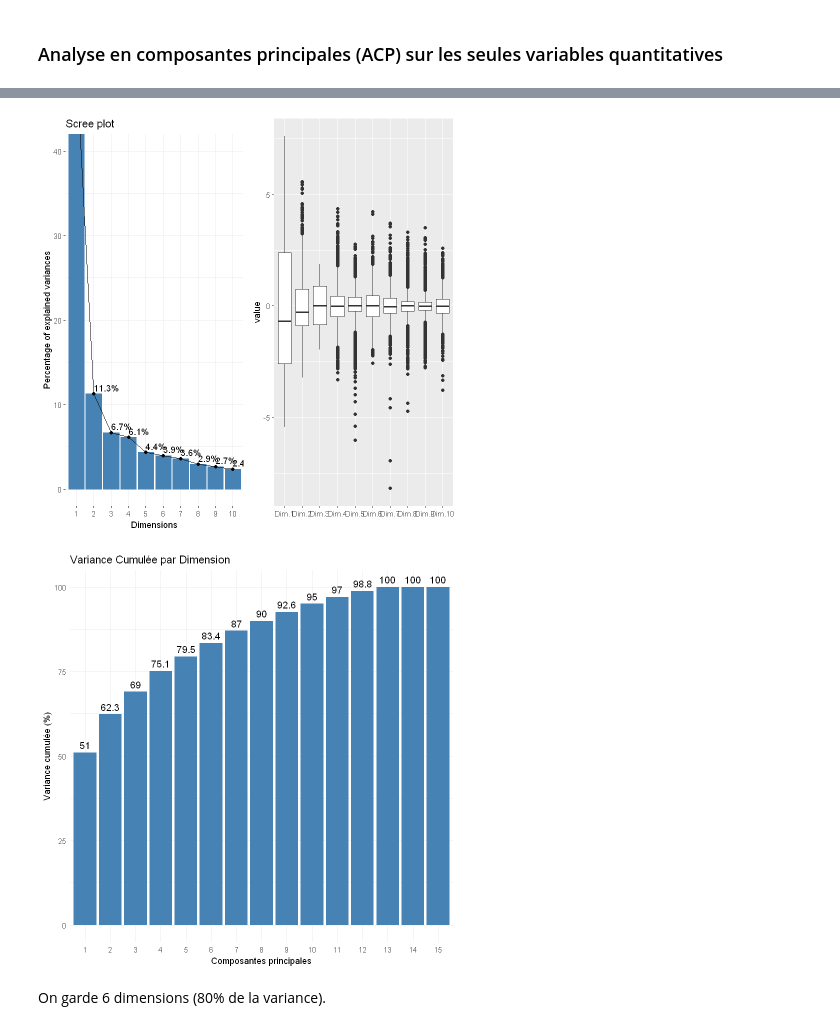
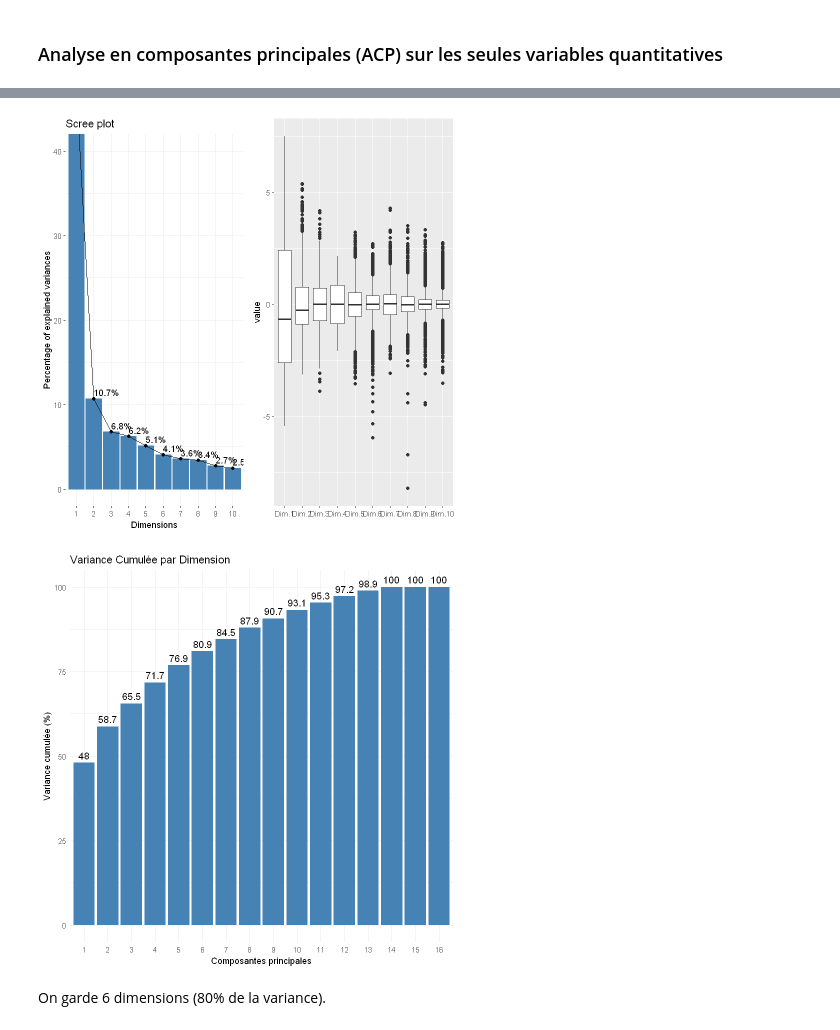
Before and after one commit to Emaglp/Data_Analysis, a Jupyter notebook: JL_R_.ipynb, the cells around one changed output, grey strips where cells are left out. Saved outputs shown, nothing was run; the diff lists cells and outputs as text; code cells hidden in the pictures.

```diff
--- a/JL_R_.ipynb
+++ b/JL_R_.ipynb
@@ -544,36 +559,36 @@ col_acp <- data_clean[, c("Education", "Marital_Status", "Age_Categorie","Enfant
                      "Income", "Recency", "MntWines", "MntFruits",
                      "MntMeatProducts", "MntFishProducts", "MntSweetProducts",
                      "MntGoldProds", "NumDealsPurchases", "NumWebPurchases",
                      "NumCatalogPurchases", "NumStorePurchases",
-                     "NumWebVisitsMonth", "Total_Depense", "Total_Achat")]  # illustrative quanti
+                     "NumWebVisitsMonth", "Total_Depense", "Total_Achat","Age")]  # illustrative quanti
 
 acp <- PCA(col_acp, scale.unit = TRUE, graph = FALSE, quali.sup = 1:5, ncp = 10)
 
 # Décroissance des valeurs propres
 g1<-fviz_eig(acp, addlabels = TRUE, ylim = c(0, 40))
 
 #Distribution des individus sur les axes
 g2<-ggplot(melt(acp$ind$coord),aes(x=Var2,y=value))+geom_boxplot()+xlab("")
 
 grid.arrange(g1,g2,ncol=2)
 
 # Extraire les valeurs propres et la variance expliquée cumulée
 eig_vals <- acp$eig[, 2]  # % de variance expliquée
 var_cum <- cumsum(eig_vals)  # Variance cumulée
 
 df_var <- data.frame(Dimension = factor(1:length(var_cum)), Variance_Cumulée = var_cum)
 
 # barplot Variance cumulée
 ggplot(df_var, aes(x = Dimension, y = Variance_Cumulée)) +
   geom_bar(stat = "identity", fill = "steelblue") +
   geom_text(aes(label = round(Variance_Cumulée, 1)), vjust = -0.5, size = 4) +
   labs(title = "Variance Cumulée par Dimension",
        x = "Composantes principales",
        y = "Variance cumulée (%)") +
   theme_minimal()
 # %% [output]
-[figure, old version]
+[figure, new version]
-[figure, old version]
+[figure, new version]
 # %% [markdown]
 On garde 6 dimensions (80% de la variance).
 # %% [markdown]
```
Also changed, not shown: parts of 14 cells of this notebook.
